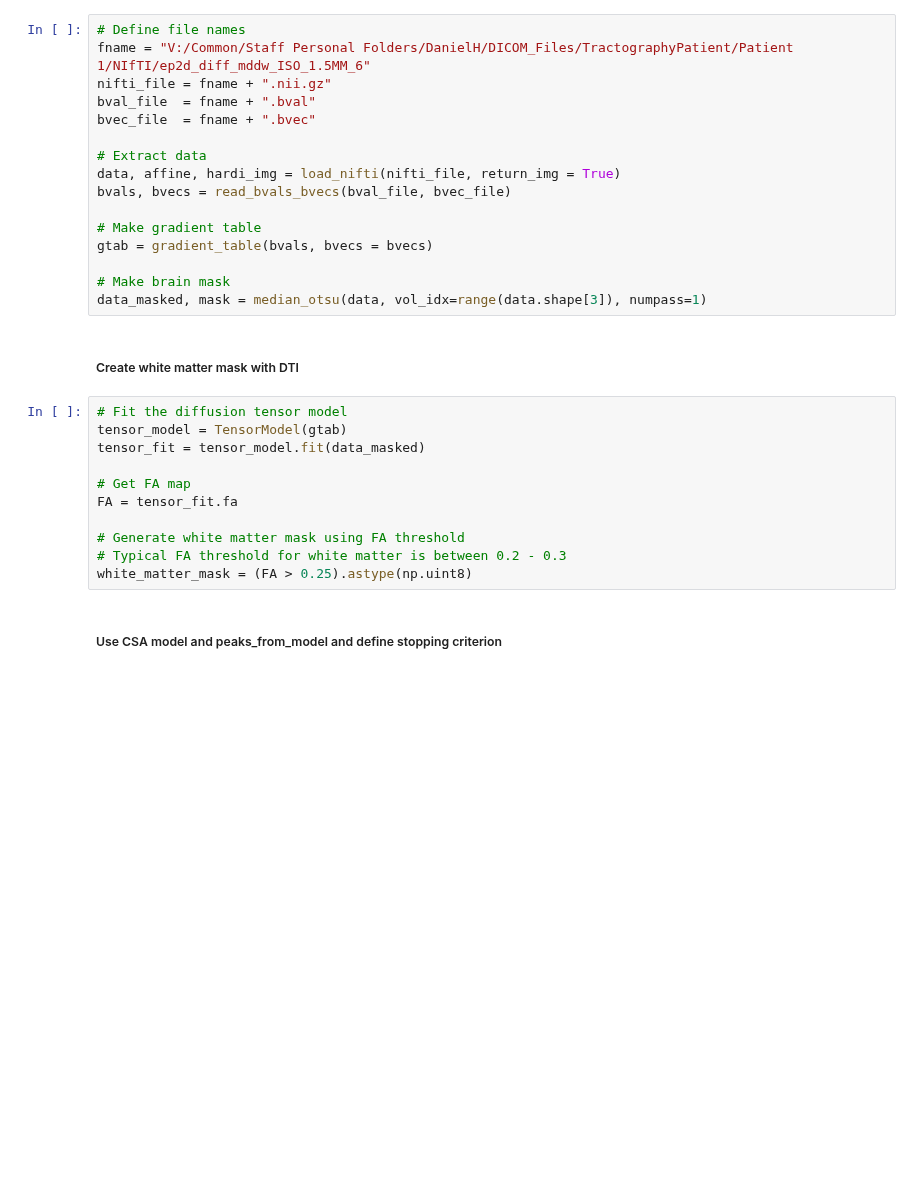
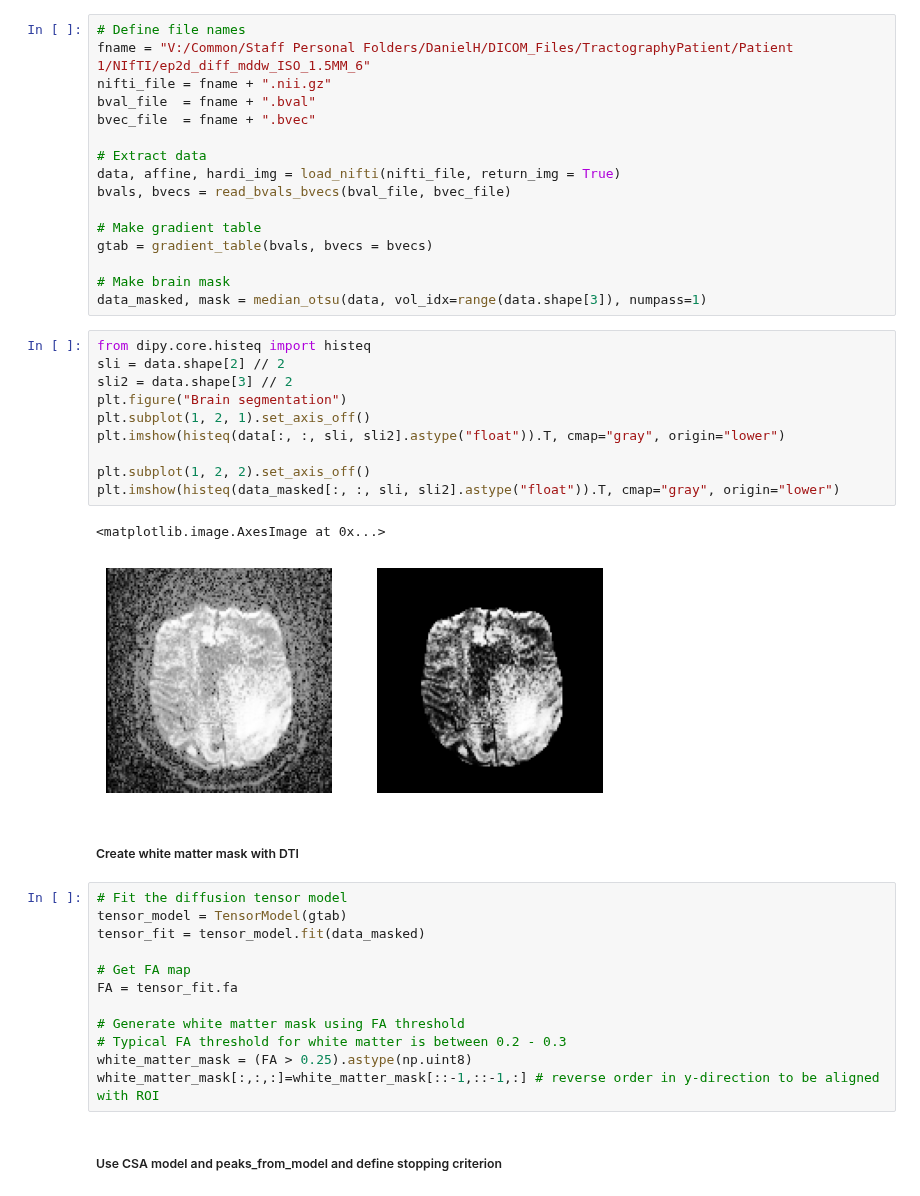
Before and after one commit to danieldeiros/TOH_Tractography, a Jupyter notebook: PrimitiveTractographyBrouillon.ipynb, the cells around one changed output. Drawn from its saved outputs; the diff is of its cells as text; blank space fills up the shorter version.

```diff
--- a/PrimitiveTractographyBrouillon.ipynb
+++ b/PrimitiveTractographyBrouillon.ipynb
@@ -69,6 +69,19 @@ gtab = gradient_table(bvals, bvecs = bvecs)
 
 # Make brain mask
 data_masked, mask = median_otsu(data, vol_idx=range(data.shape[3]), numpass=1)
+# %%
+from dipy.core.histeq import histeq
+sli = data.shape[2] // 2
+sli2 = data.shape[3] // 2
+plt.figure("Brain segmentation")
+plt.subplot(1, 2, 1).set_axis_off()
+plt.imshow(histeq(data[:, :, sli, sli2].astype("float")).T, cmap="gray", origin="lower")
+
+plt.subplot(1, 2, 2).set_axis_off()
+plt.imshow(histeq(data_masked[:, :, sli, sli2].astype("float")).T, cmap="gray", origin="lower")
+# %% [output]
+<matplotlib.image.AxesImage at 0x...>
+[figure, added]
 # %% [markdown]
 ##### Create white matter mask with DTI
 # %%
@@ -82,6 +95,7 @@ FA = tensor_fit.fa
 # Generate white matter mask using FA threshold
 # Typical FA threshold for white matter is between 0.2 - 0.3
 white_matter_mask = (FA > 0.25).astype(np.uint8)
+white_matter_mask[:,:,:]=white_matter_mask[::-1,::-1,:] # reverse order in y-direction to be aligned with ROI
 # %% [markdown]
 ##### Use CSA model and peaks_from_model and define stopping criterion
 # %%
```
Also changed, not shown: parts of 21 cells of this notebook, 2 other files.
